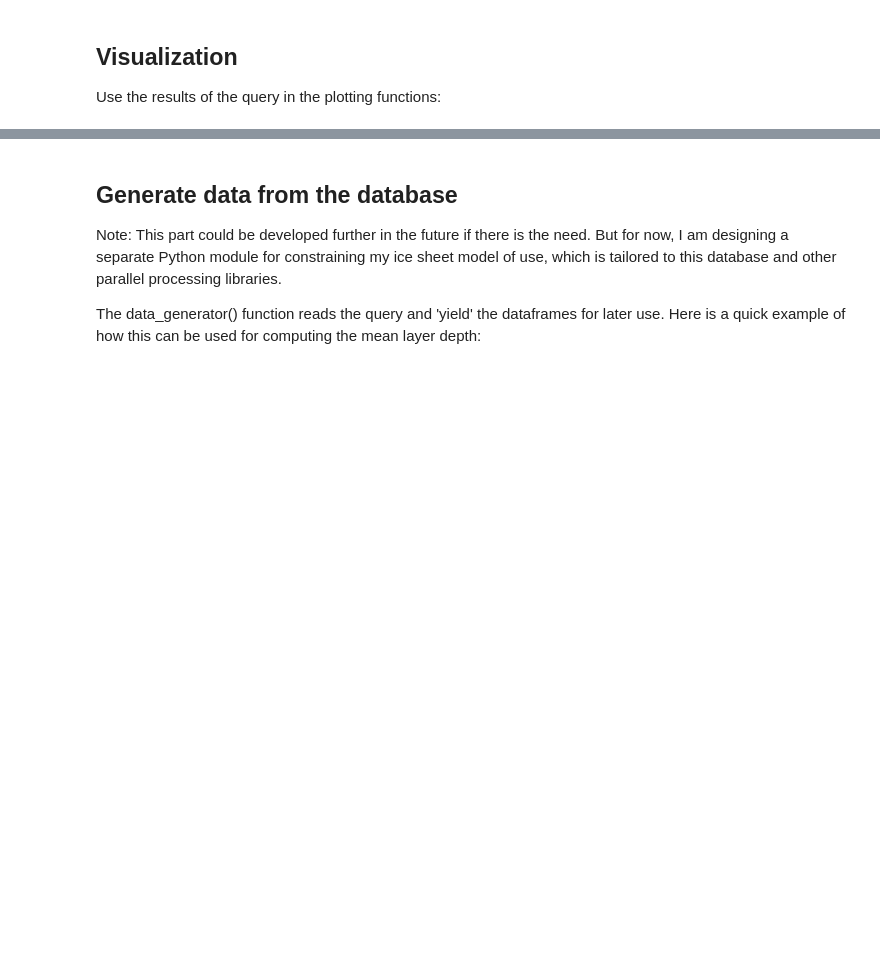
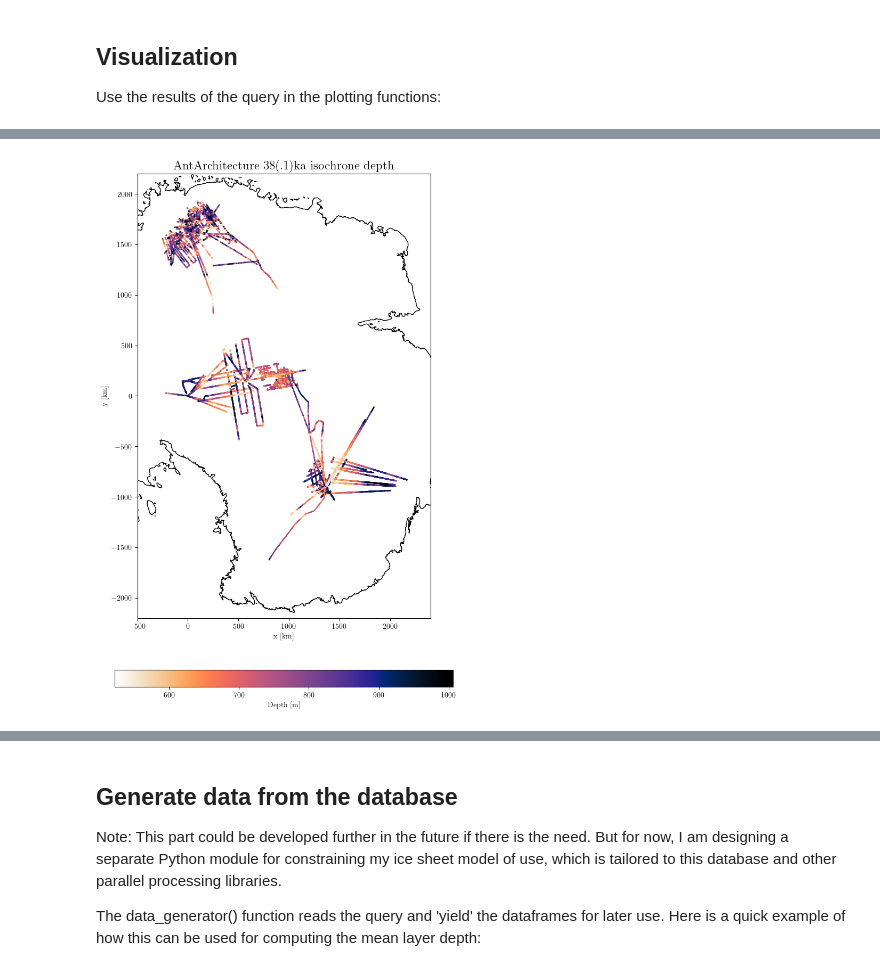
Before and after one commit to antoinehermant/anta_database, a Jupyter notebook: book/quick_start.ipynb, the cells around one changed output, grey strips where cells are left out. Cells and saved outputs as stored; diff of their text form; code cells hidden in the pictures; blank space fills up the shorter version.

```diff
--- a/book/quick_start.ipynb
+++ b/book/quick_start.ipynb
@@ -62,7 +97,7 @@ Use '%matplotlib inline' (default) to plot the figure in the notebook
 # %matplotlib widget
 %matplotlib inline
 results = db.query(age=['38100','38000'])
-db.plotXYDepth(results, title='AntArchitecture 38(.1)ka isochrone depth',
+db.plot.depth(results, title='AntArchitecture 38(.1)ka isochrone depth',
                 downscale_factor=100,
                 xlim=(-500, 2400),
                 ylim=(-2200, 2200),
@@ -70,3 +105,4 @@ db.plotXYDepth(results, title='AntArchitecture 38(.1)ka isochrone depth',
                 latex=True,
                 # save='AntA_38ka_depth.png'
                 )
+# %% [output]
@@ -72,0 +111 @@ db.plotXYDepth(results, title='AntArchitecture 38(.1)ka isochrone depth',
+[figure, added]
```
Also changed, not shown: parts of 16 cells of this notebook, 8 other files.
